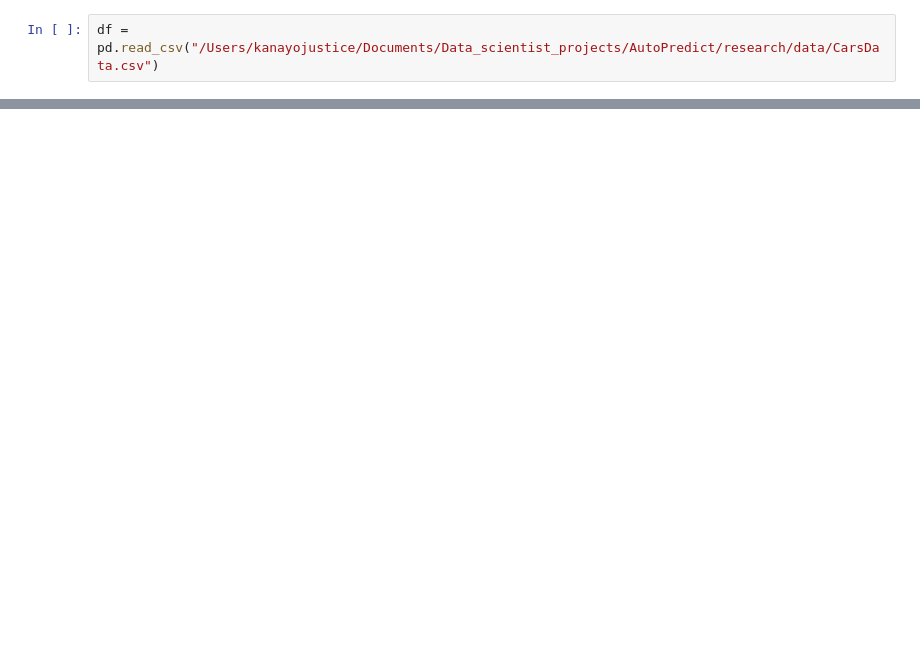
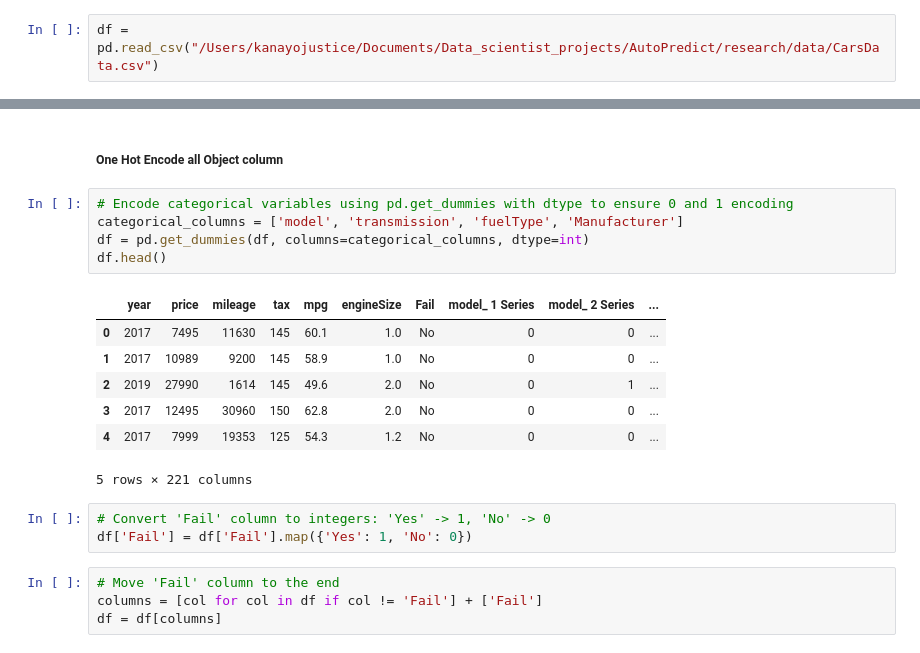
Before and after one commit to thekendev/AutoPredict, a Jupyter notebook: research/EDA_notebook.ipynb, the cells around one changed output, grey strips where cells are left out. Drawn from its saved outputs; the diff is of its cells as text; blank space fills up the shorter version.

```diff
--- a/research/EDA_notebook.ipynb
+++ b/research/EDA_notebook.ipynb
@@ -59,0 +215,22 @@ AttributeError: 'str' object has no attribute 'head'
+# %% [markdown]
+##### One Hot Encode all Object column
+# %%
+# Encode categorical variables using pd.get_dummies with dtype to ensure 0 and 1 encoding
+categorical_columns = ['model', 'transmission', 'fuelType', 'Manufacturer']
+df = pd.get_dummies(df, columns=categorical_columns, dtype=int)
+df.head()
+# %% [output]
+|  | year | price | mileage | tax | mpg | engineSize | Fail | model_ 1 Series | model_ 2 Series | ... |
+| 0 | 2017 | 7495 | 11630 | 145 | 60.1 | 1.0 | No | 0 | 0 | ... |
+| 1 | 2017 | 10989 | 9200 | 145 | 58.9 | 1.0 | No | 0 | 0 | ... |
+| 2 | 2019 | 27990 | 1614 | 145 | 49.6 | 2.0 | No | 0 | 1 | ... |
+| 3 | 2017 | 12495 | 30960 | 150 | 62.8 | 2.0 | No | 0 | 0 | ... |
+| 4 | 2017 | 7999 | 19353 | 125 | 54.3 | 1.2 | No | 0 | 0 | ... |
+5 rows × 221 columns
+# %%
+# Convert 'Fail' column to integers: 'Yes' -> 1, 'No' -> 0
+df['Fail'] = df['Fail'].map({'Yes': 1, 'No': 0})
+# %%
+# Move 'Fail' column to the end
+columns = [col for col in df if col != 'Fail'] + ['Fail']
+df = df[columns]
```
Also changed, not shown: parts of 23 cells of this notebook, 2 other files.
